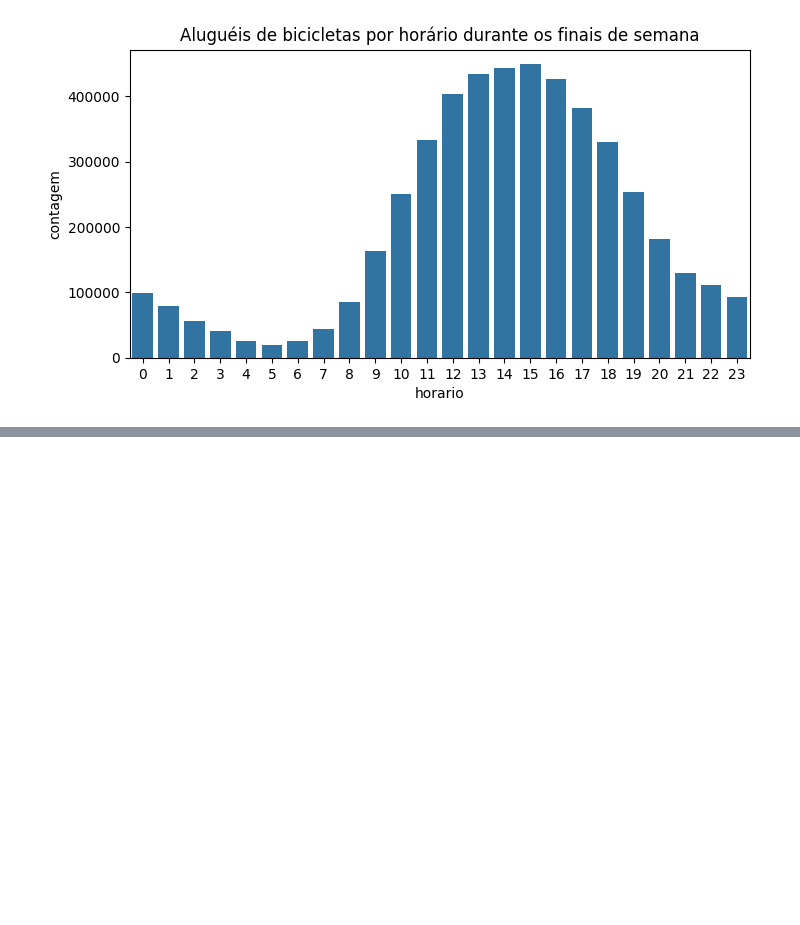
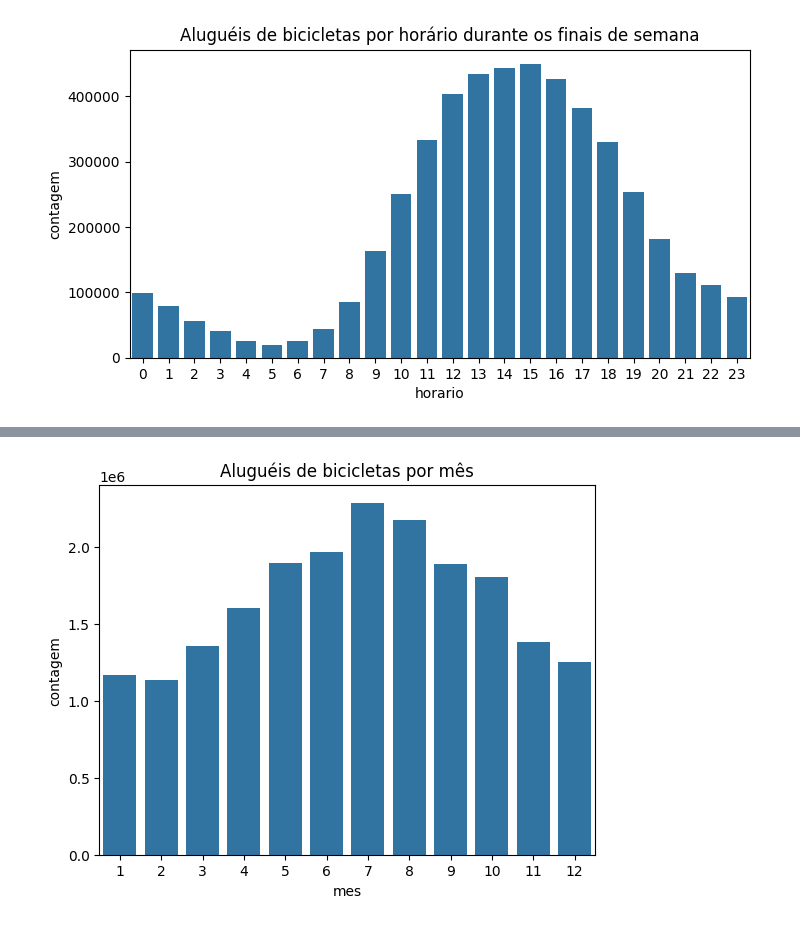
Before and after one commit to juliogazoli/alura-data-science-python-analisando-e-prevendo-series-temporais, a Jupyter notebook: atividades.ipynb, the cells around one changed output, grey strips where cells are left out. Saved outputs shown, nothing was run; the diff lists cells and outputs as text; code cells hidden in the pictures; blank space fills up the shorter version.

```diff
--- a/atividades.ipynb
+++ b/atividades.ipynb
@@ -450,0 +462,8 @@ plt.show()
+# %%
+alugueis_mensais = df_data.groupby('mes')['contagem'].sum().reset_index()
+
+sns.barplot(data=alugueis_mensais, x='mes', y='contagem')
+plt.title('Aluguéis de bicicletas por mês')
+plt.show()
+# %% [output]
+[figure, added]
```
Also changed, not shown: parts of 1 cell of this notebook.
